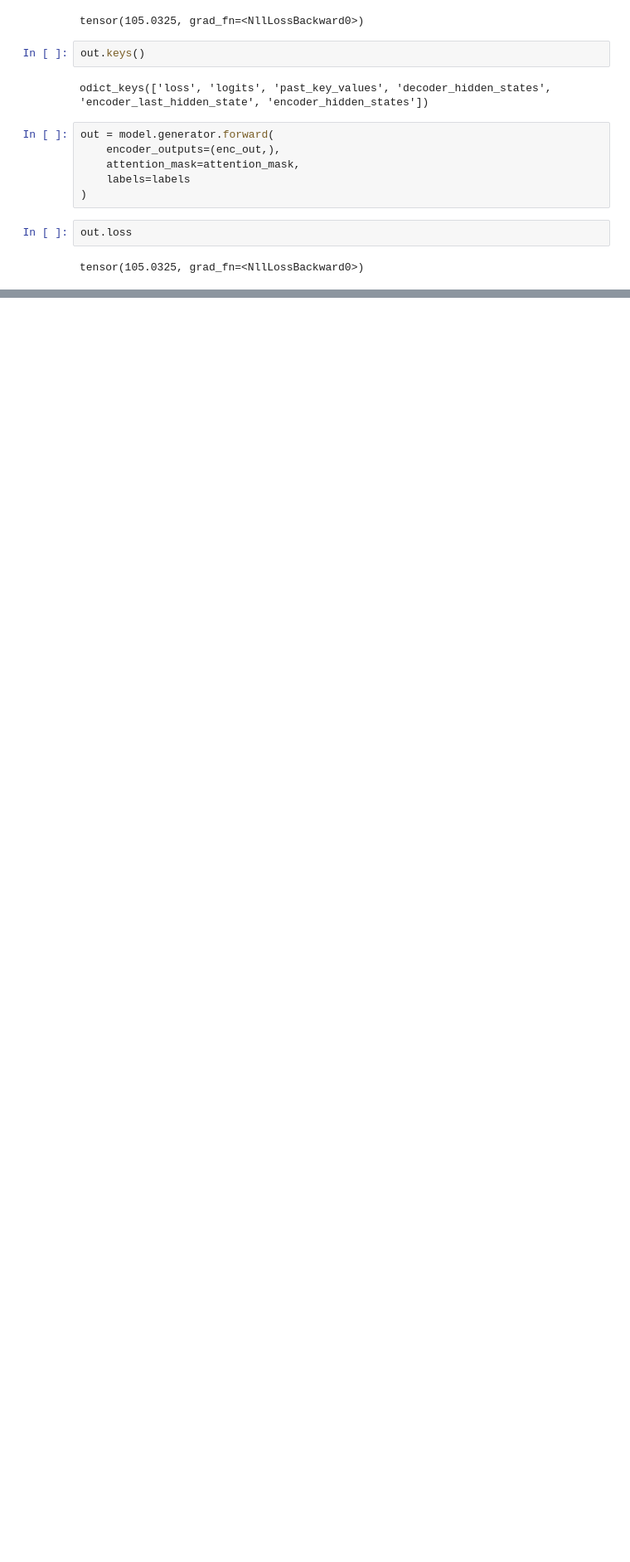
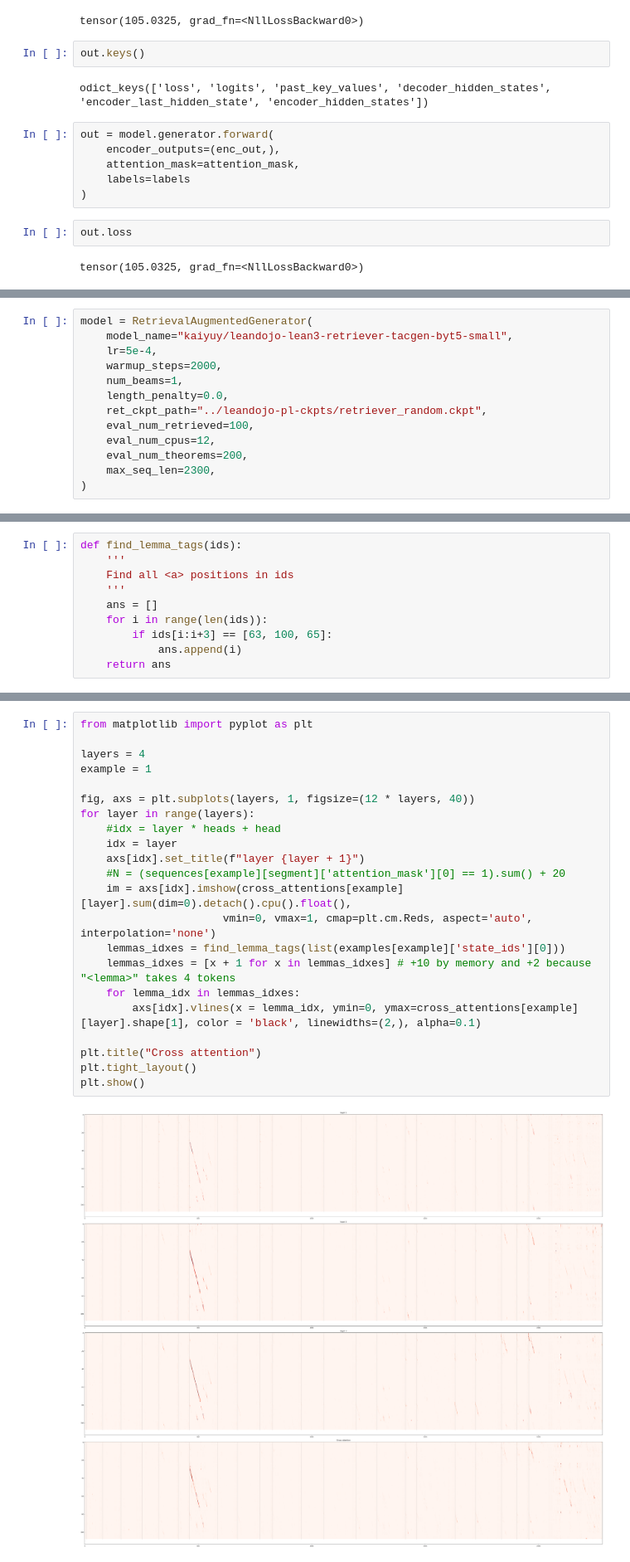
Before and after one commit to vasnesterov/ReProver, a Jupyter notebook: test.ipynb, the cells around one changed output, grey strips where cells are left out. Shown at 83% size. Cells and saved outputs as stored; diff of their text form; blank space fills up the shorter version.

```diff
--- a/test.ipynb
+++ b/test.ipynb
@@ -276,0 +373,13 @@ tensor(105.0325, grad_fn=<NllLossBackward0>)
+# %%
+model = RetrievalAugmentedGenerator(
+    model_name="kaiyuy/leandojo-lean3-retriever-tacgen-byt5-small",
+    lr=5e-4,
+    warmup_steps=2000,
+    num_beams=1,
+    length_penalty=0.0,
+    ret_ckpt_path="../leandojo-pl-ckpts/retriever_random.ckpt",
+    eval_num_retrieved=100,
+    eval_num_cpus=12,
+    eval_num_theorems=200,
+    max_seq_len=2300,
+)
@@ -276,0 +452,10 @@ tensor(105.0325, grad_fn=<NllLossBackward0>)
+# %%
+def find_lemma_tags(ids):
+    '''
+    Find all <a> positions in ids
+    '''
+    ans = []
+    for i in range(len(ids)):
+        if ids[i:i+3] == [63, 100, 65]:
+            ans.append(i)
+    return ans
@@ -276,0 +466,24 @@ tensor(105.0325, grad_fn=<NllLossBackward0>)
+# %%
+from matplotlib import pyplot as plt
+
+layers = 4
+example = 1
+
+fig, axs = plt.subplots(layers, 1, figsize=(12 * layers, 40))
+for layer in range(layers):
+    #idx = layer * heads + head
+    idx = layer
+    axs[idx].set_title(f"layer {layer + 1}")
+    #N = (sequences[example][segment]['attention_mask'][0] == 1).sum() + 20
+    im = axs[idx].imshow(cross_attentions[example][layer].sum(dim=0).detach().cpu().float(),
+                      vmin=0, vmax=1, cmap=plt.cm.Reds, aspect='auto', interpolation='none')
+    lemmas_idxes = find_lemma_tags(list(examples[example]['state_ids'][0]))
+    lemmas_idxes = [x + 1 for x in lemmas_idxes] # +10 by memory and +2 because "<lemma>" takes 4 tokens
+    for lemma_idx in lemmas_idxes:
+        axs[idx].vlines(x = lemma_idx, ymin=0, ymax=cross_attentions[example][layer].shape[1], color = 'black', linewidths=(2,), alpha=0.1)
+
+plt.title("Cross attention")
+plt.tight_layout()
+plt.show()
+# %% [output]
+[figure, added]
```
Also changed, not shown: parts of 20 cells of this notebook, 2 other files.
